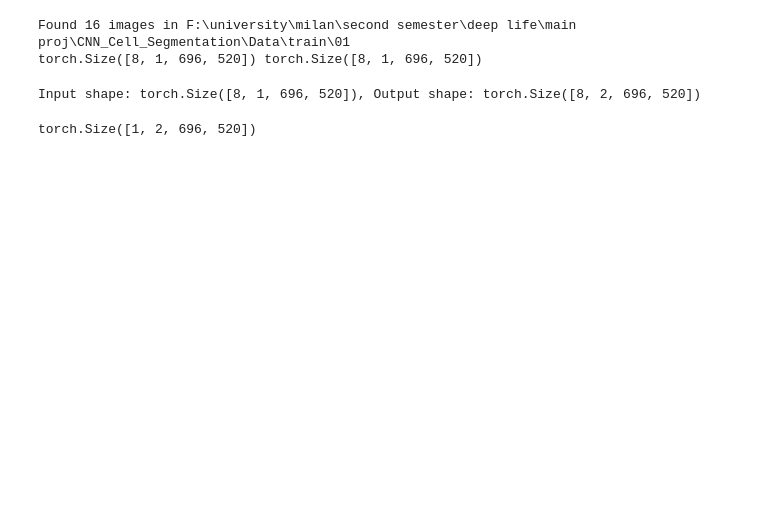
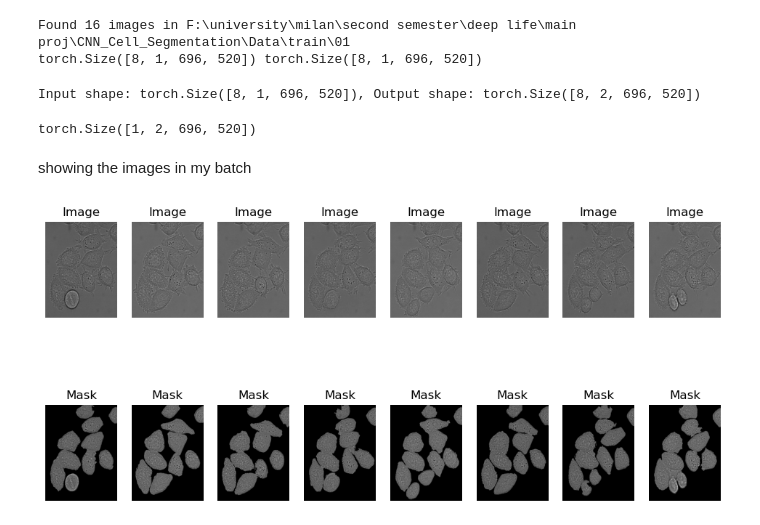
Before and after one commit to EmadBahreini/CNN_Cell_Segmentation, a Jupyter notebook: Model.ipynb, the cells around one changed output. Saved outputs shown, nothing was run; the diff lists cells and outputs as text; code cells hidden in the pictures; blank space fills up the shorter version.

Commit message:
[ADD] function to visualize the batch images and masks

```diff
--- a/Model.ipynb
+++ b/Model.ipynb
@@ -157,3 +157,47 @@ Input shape: torch.Size([8, 1, 696, 520]), Output shape: torch.Size([8, 2, 696,
 #print(output.size())  # Should be [1, 2, 696, 520]
 # %% [output]
 torch.Size([1, 2, 696, 520])
+# %% [markdown]
+showing the images in my batch
+# %%
+import matplotlib.pyplot as plt
+import numpy as np
+# Function to denormalize the image
+def denormalize(tensor):
+    tensor = tensor * 0.5 + 0.5  # Undo normalization
+    return tensor
+
+# Visualize a batch of images and masks
+def visualize_batch(dataloader):
+    for images, masks in dataloader:
+        # Denormalize images
+        images = denormalize(images)
+
+        # Convert to numpy arrays
+        images = images.numpy()
+        masks = masks.numpy()
+
+        # Plot the images and masks
+        batch_size = images.shape[0]
+        plt.figure(figsize=(12, 6))
+
+        for i in range(batch_size):
+            # Plot image
+            plt.subplot(2, batch_size, i + 1)
+            plt.imshow(images[i].squeeze(), cmap='gray')
+            plt.title("Image")
+            plt.axis('off')
+
+            # Plot mask
+            plt.subplot(2, batch_size, i + 1 + batch_size)
+            plt.imshow(masks[i].squeeze(), cmap='gray')
+            plt.title("Mask")
+            plt.axis('off')
+
+        plt.show()
+        break  # Just visualize the first batch
+# %%
+# Call the visualize function
+visualize_batch(dataloader)
+# %% [output]
+[figure, added]
```
